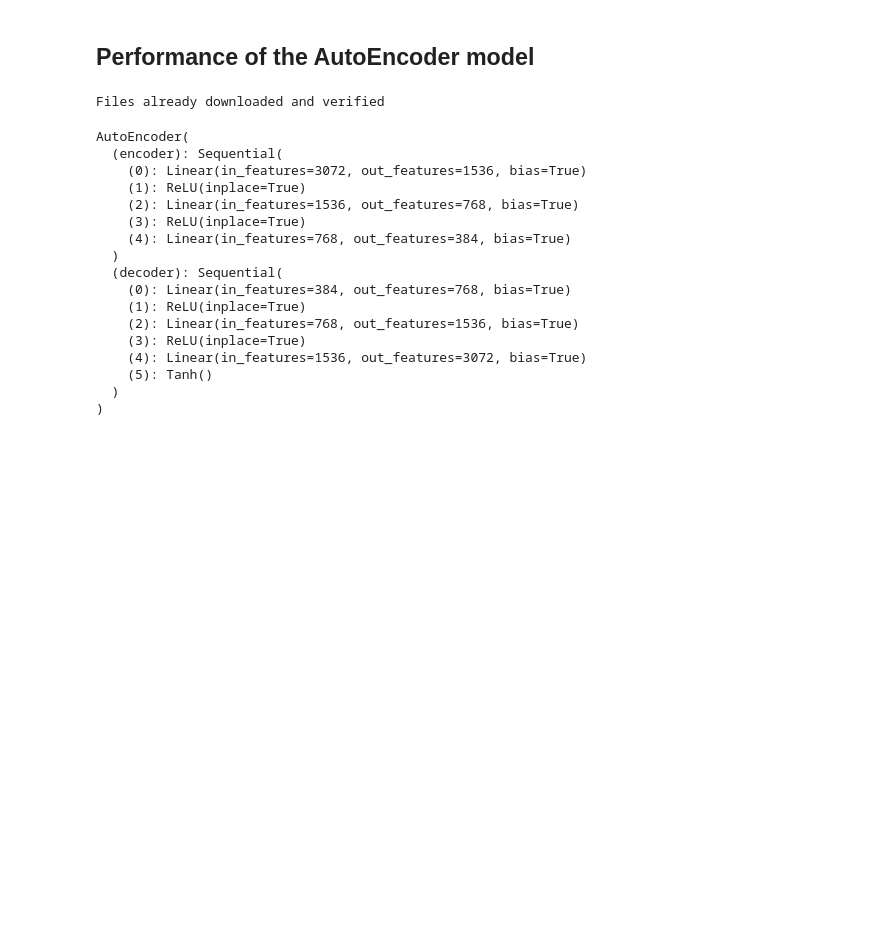
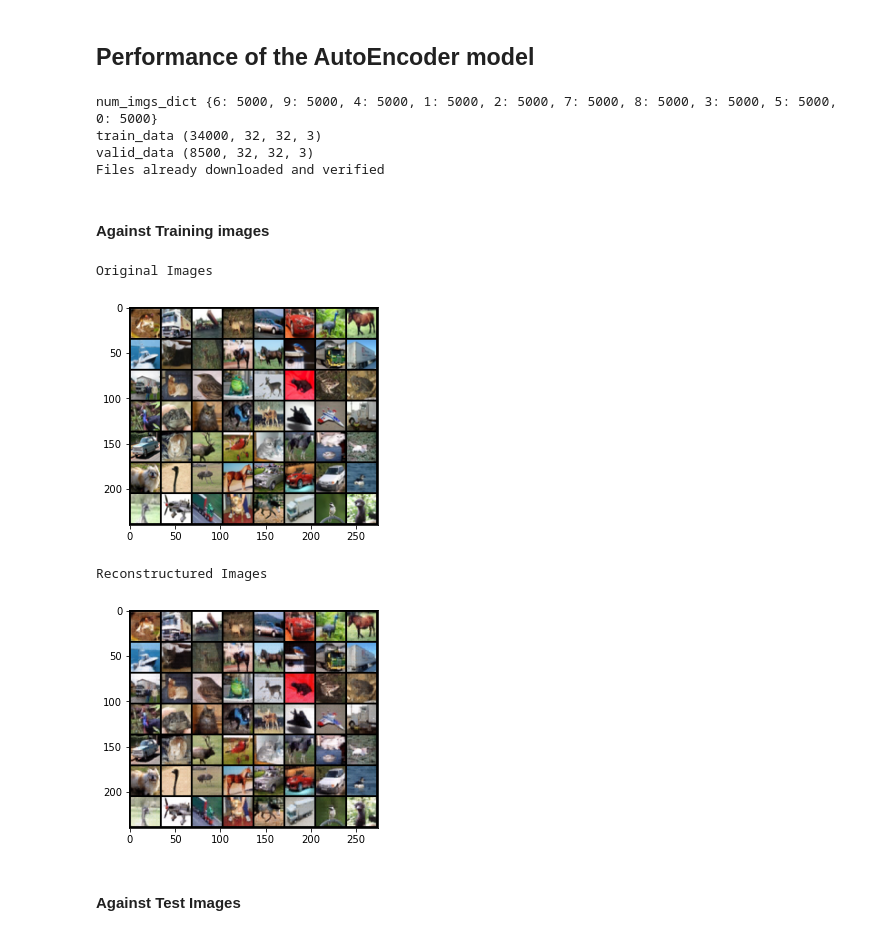
Before and after one commit to tylerkurahashi/python_ML, a Jupyter notebook: autoencoder/infer.ipynb, the cells around one changed output. Drawn from its saved outputs; the diff is of its cells as text; code cells hidden in the pictures; blank space fills up the shorter version.

```diff
--- a/autoencoder/infer.ipynb
+++ b/autoencoder/infer.ipynb
@@ -20,41 +21,58 @@ cls_model = 'cls_SGD_0.1_MSE_batch100_100epoch_div8_unbalanced'
 # %% [markdown]
 ## Performance of the AutoEncoder model
 # %%
-model_path = f'./ckpt/{ae_model}/model_9.pth'
+model_path = f'./ckpt/ae/{ae_model}/model.pth'
 
 transform = transforms.Compose([
     transforms.ToTensor(),
-    transforms.Normalize((0.5, 0.5, 0.5), (0.5, 0.5, 0.5))
+    # transforms.Normalize((0.5, 0.5, 0.5), (0.5, 0.5, 0.5))
 ])
+
+cifar10 = CustomCifar()
+cifar10.get_unbalanced_dataset(train_ratio=0.8)
+
+trainset = CustomDataset(
+    cifar10.train_data, cifar10.train_targets, transform=transform)
 
 testset = torchvision.datasets.CIFAR10(
     root="./data", train=False, download=True, transform=transform)
 
+trainloader = torch.utils.data.DataLoader(
+    trainset, batch_size=56, shuffle=False, num_workers=2)
+
 testloader = torch.utils.data.DataLoader(
-    testset, batch_size=56, shuffle=False, num_workers=2, drop_last=True)
+    testset, batch_size=1, shuffle=False, num_workers=2, drop_last=True)
 
-model = AutoEncoder()
+model = ConvAutoEncoder()
+# model = AutoEncoder()
+
 model.load_state_dict(torch.load(model_path))
-model.eval()
+model = model.eval()
 # %% [output]
+num_imgs_dict {6: 5000, 9: 5000, 4: 5000, 1: 5000, 2: 5000, 7: 5000, 8: 5000, 3: 5000, 5: 5000, 0: 5000}
+train_data (34000, 32, 32, 3)
+valid_data (8500, 32, 32, 3)
 Files already downloaded and verified
-AutoEncoder(
-  (encoder): Sequential(
-    (0): Linear(in_features=3072, out_features=1536, bias=True)
-    (1): ReLU(inplace=True)
-    (2): Linear(in_features=1536, out_features=768, bias=True)
-    (3): ReLU(inplace=True)
-    (4): Linear(in_features=768, out_features=384, bias=True)
-  )
-  (decoder): Sequential(
-    (0): Linear(in_features=384, out_features=768, bias=True)
-    (1): ReLU(inplace=True)
-    (2): Linear(in_features=768, out_features=1536, bias=True)
-    (3): ReLU(inplace=True)
-    (4): Linear(in_features=1536, out_features=3072, bias=True)
-    (5): Tanh()
-  )
-)
+# %% [markdown]
+#### Against Training images
+# %%
+iteration = iter(trainloader)
+# %%
+images, _ = next(iteration)
+
+print('Original Images')
+imshow(images)
+
+print('Reconstructured Images')
+embedding = model(images.float())
+imshow(embedding)
+# %% [output]
+Original Images
+[figure, added]
+Reconstructured Images
+[figure, added]
+# %% [markdown]
+#### Against Test Images
 # %%
 iteration = iter(testloader)
 # %%
```
Also changed, not shown: parts of 10 cells of this notebook, 29 other files.
